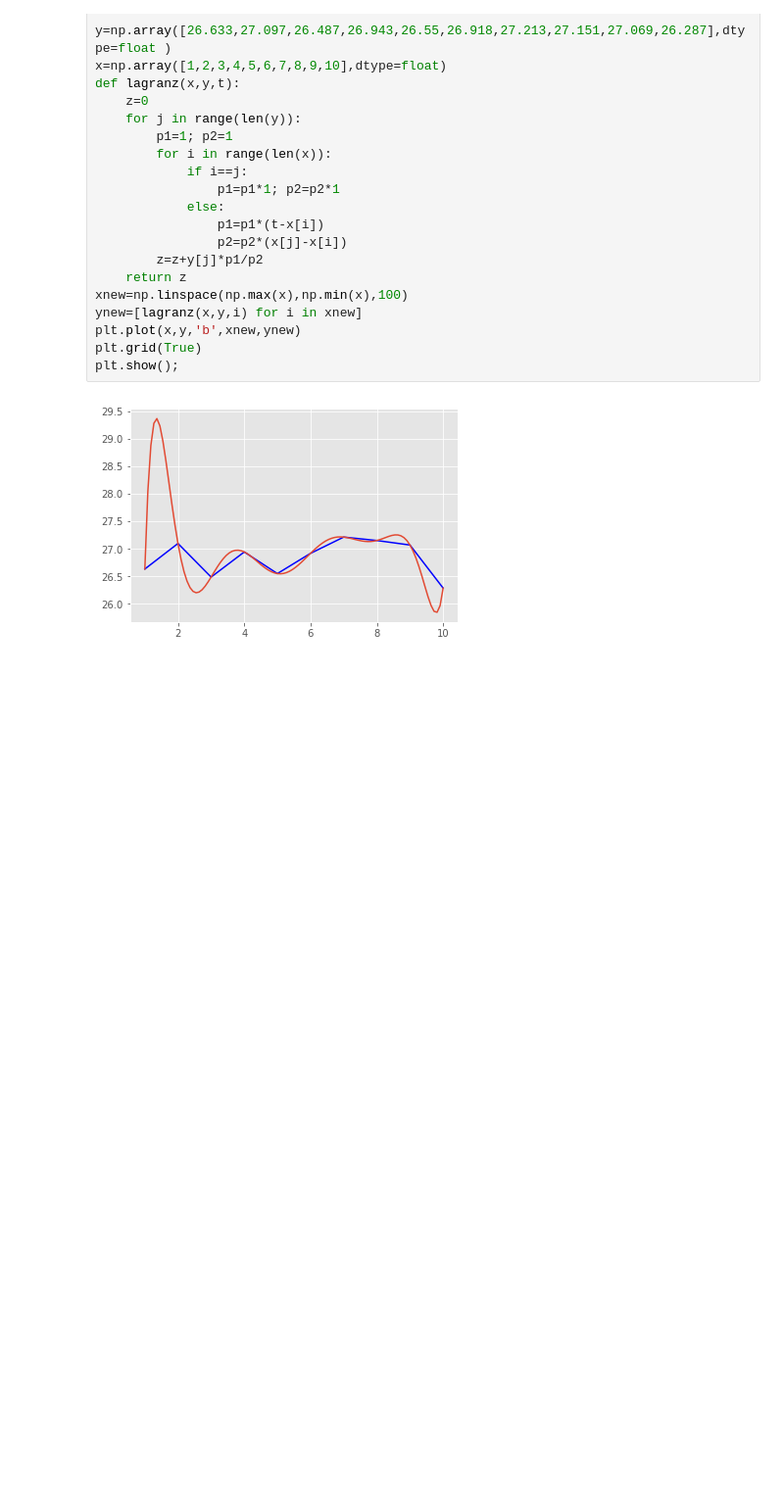
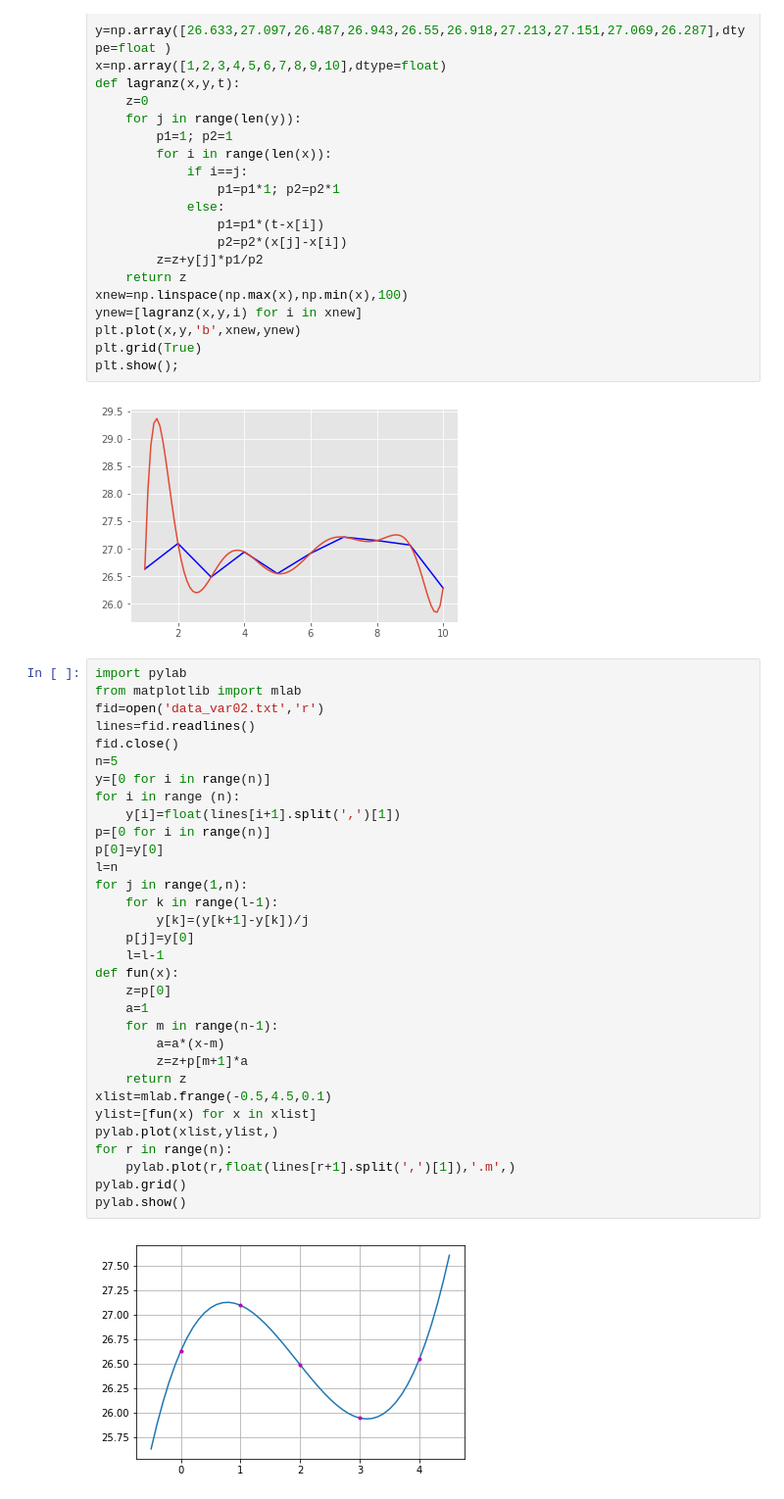
Before and after one commit to Ivanevil/Bfg, a Jupyter notebook: Lab 3 vse xy.ipynb, the cells around one changed output. Shown at 98% size. Saved outputs shown, nothing was run; the diff lists cells and outputs as text; blank space fills up the shorter version.

```diff
--- a/Lab 3 vse xy.ipynb
+++ b/Lab 3 vse xy.ipynb
@@ -108,3 +108,37 @@ plt.grid(True)
 plt.show();
 # %% [output]
 [figure]
+# %%
+import pylab
+from matplotlib import mlab
+fid=open('data_var02.txt','r')
+lines=fid.readlines()
+fid.close()
+n=5
+y=[0 for i in range(n)]
+for i in range (n):
+    y[i]=float(lines[i+1].split(',')[1])
+p=[0 for i in range(n)]
+p[0]=y[0]
+l=n
+for j in range(1,n):
+    for k in range(l-1):
+        y[k]=(y[k+1]-y[k])/j
+    p[j]=y[0]
+    l=l-1
+def fun(x):
+    z=p[0]
+    a=1
+    for m in range(n-1):
+        a=a*(x-m)
+        z=z+p[m+1]*a
+    return z
+xlist=mlab.frange(-0.5,4.5,0.1)
+ylist=[fun(x) for x in xlist]
+pylab.plot(xlist,ylist,)
+for r in range(n):
+    pylab.plot(r,float(lines[r+1].split(',')[1]),'.m',)
+pylab.grid()
+pylab.show()
+# %% [output]
+[figure, added]
```
Also changed, not shown: parts of 2 cells of this notebook.
